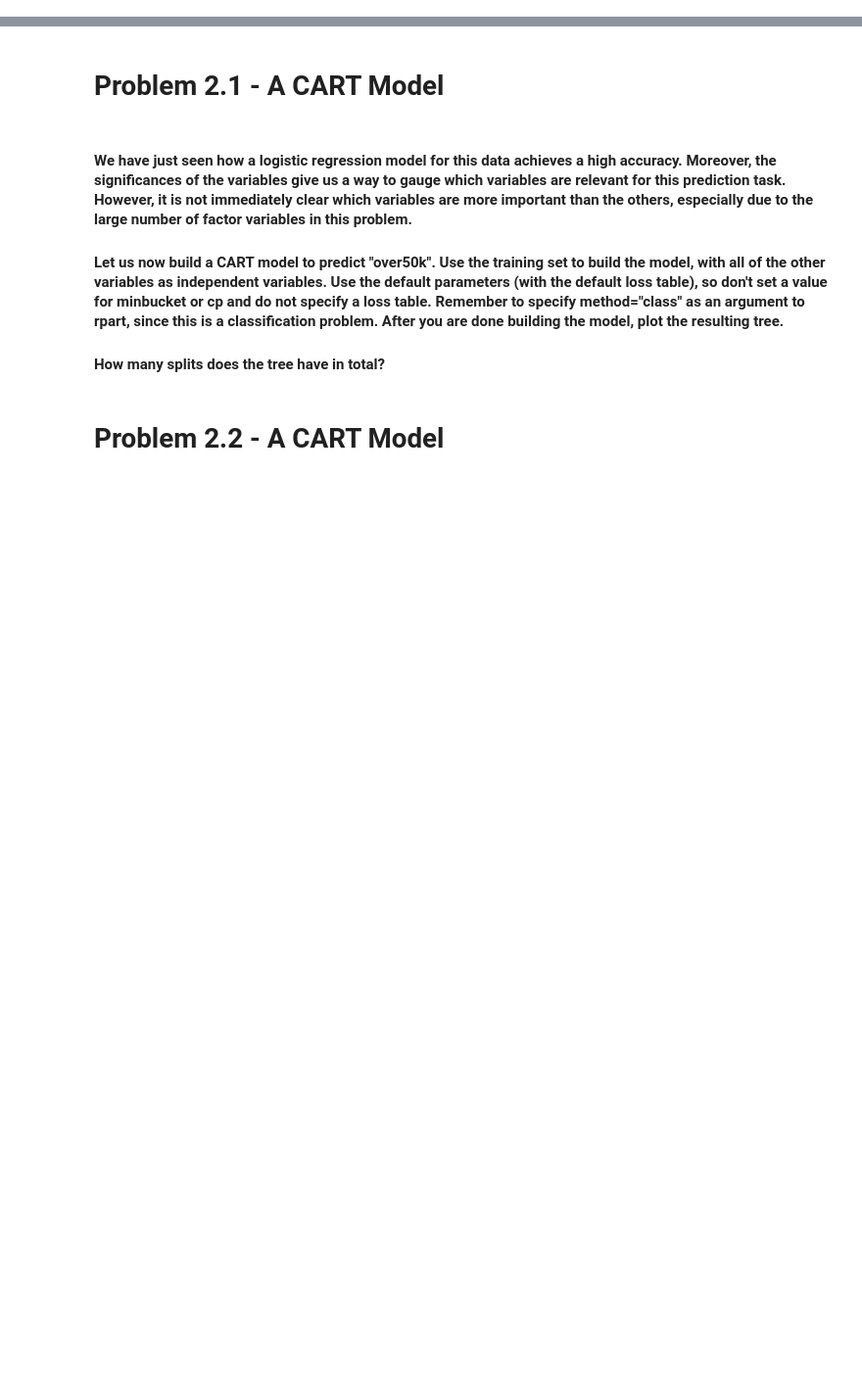
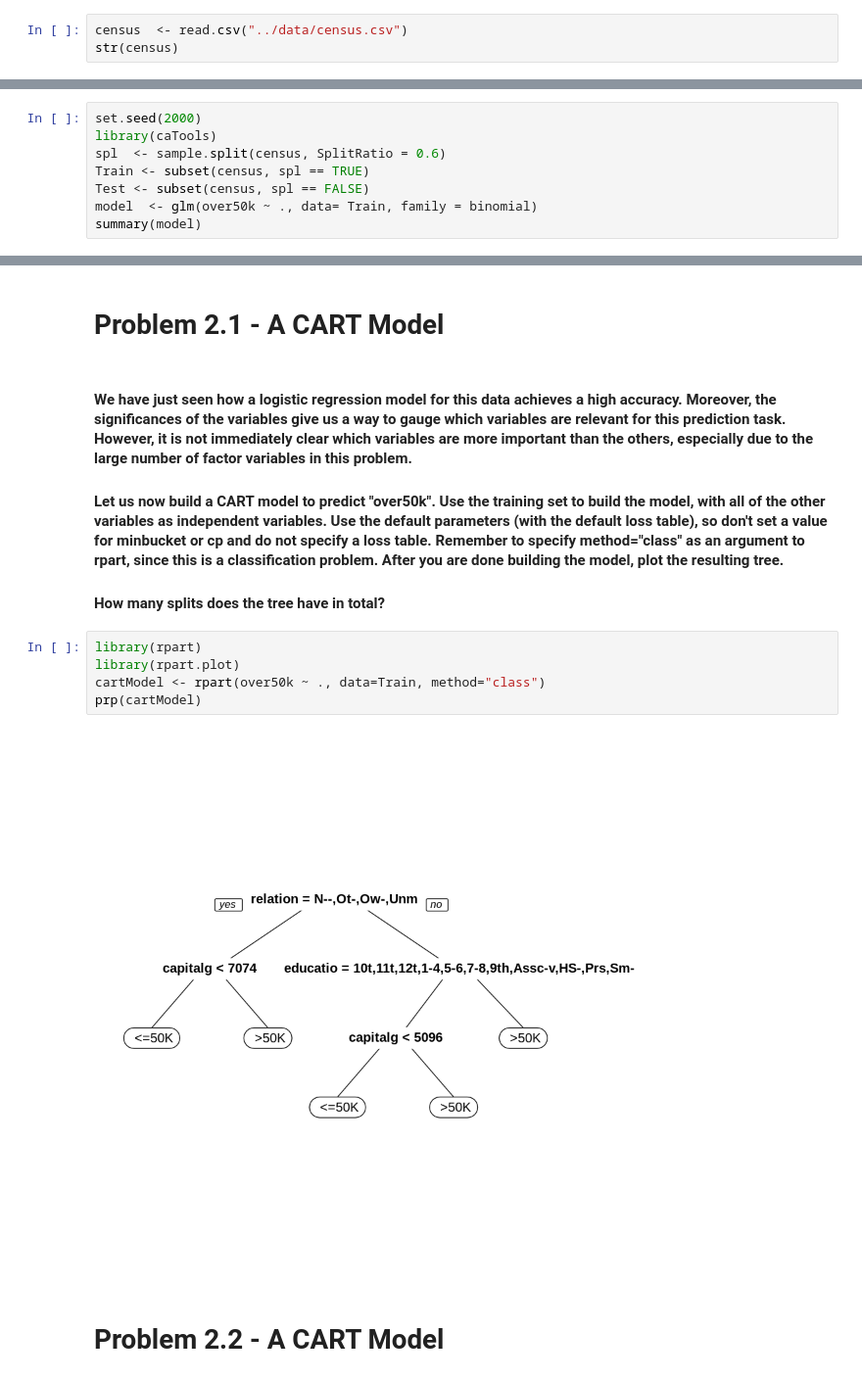
Before and after one commit to amirsaleem1990/The-analytics-edge, a Jupyter notebook: 4.5-Assignment/1-Predicting-Earnings-from-Census-Data.ipynb, the cells around one changed output, grey strips where cells are left out. Shown at 98% size. Cells and saved outputs as stored; diff of their text form; blank space fills up the shorter version.

```diff
--- a/4.5-Assignment/1-Predicting-Earnings-from-Census-Data.ipynb
+++ b/4.5-Assignment/1-Predicting-Earnings-from-Census-Data.ipynb
@@ -39 +39,4 @@
 - <font color='red'>nativecountry</font><br>
+# %%
+census  <- read.csv("../data/census.csv")
+str(census)
@@ -39,0 +58,8 @@
+# %%
+set.seed(2000)
+library(caTools)
+spl  <- sample.split(census, SplitRatio = 0.6)
+Train <- subset(census, spl == TRUE)
+Test <- subset(census, spl == FALSE)
+model  <- glm(over50k ~ ., data= Train, family = binomial)
+summary(model)
@@ -55,6 +132,13 @@
 #### We have just seen how a logistic regression model for this data achieves a high accuracy. Moreover, the significances of the variables give us a way to gauge which variables are relevant for this prediction task. However, it is not immediately clear which variables are more important than the others, especially due to the large number of factor variables in this problem.
 #### Let us now build a CART model to predict "over50k". Use the training set to build the model, with all of the other variables as independent variables. Use the default parameters (with the default loss table), so don't set a value for minbucket or cp and do not specify a loss table. Remember to specify method="class" as an argument to rpart, since this is a classification problem. After you are done building the model, plot the resulting tree.
 #### How many splits does the tree have in total?
+# %%
+library(rpart)
+library(rpart.plot)
+cartModel <- rpart(over50k ~ ., data=Train, method="class")
+prp(cartModel)
+# %% [output]
+[figure, added]
 # %% [markdown]
 # Problem 2.2 - A CART Model
 # %% [markdown]
```
Also changed, not shown: parts of 15 cells of this notebook.
